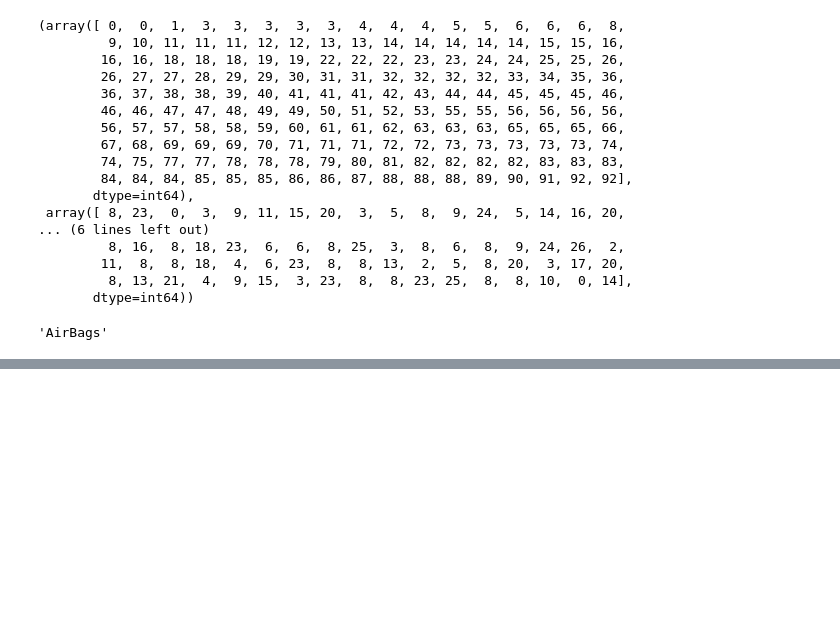
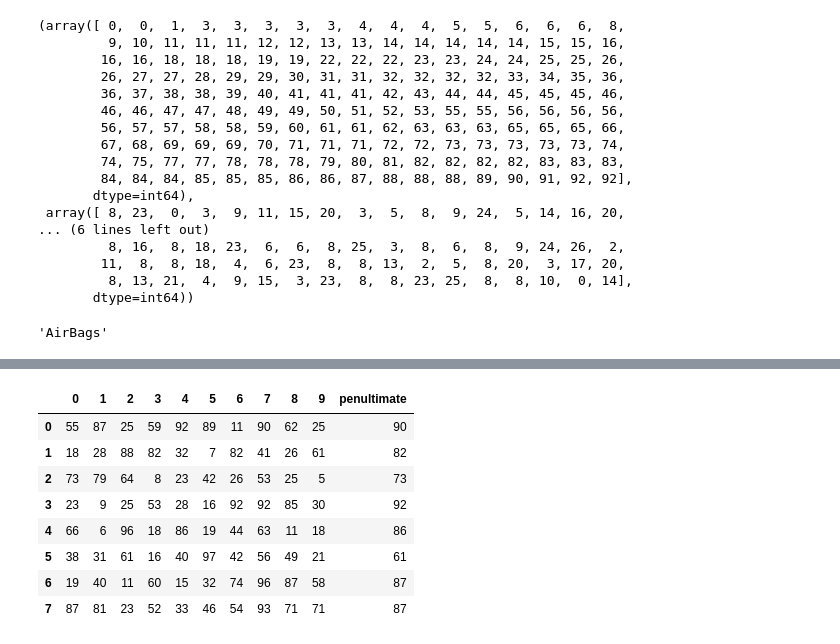
Before and after one commit to kudryavtsevarenata/IAD, a Jupyter notebook: task6/main.ipynb, the cells around one changed output, grey strips where cells are left out. Drawn from its saved outputs; the diff is of its cells as text; code cells hidden in the pictures; blank space fills up the shorter version.

```diff
--- a/task6/main.ipynb
+++ b/task6/main.ipynb
@@ -546,0 +851,16 @@ cols.idxmax()
+# %%
+# 62
+df = pd.DataFrame(np.random.randint(1,100, 80).reshape(8, -1))
+ans = df.apply(lambda x: x.sort_values().to_list()[-2], axis=1)
+df['penultimate'] = ans
+df
+# %% [output]
+|  | 0 | 1 | 2 | 3 | 4 | 5 | 6 | 7 | 8 | 9 | penultimate |
+| 0 | 55 | 87 | 25 | 59 | 92 | 89 | 11 | 90 | 62 | 25 | 90 |
+| 1 | 18 | 28 | 88 | 82 | 32 | 7 | 82 | 41 | 26 | 61 | 82 |
+| 2 | 73 | 79 | 64 | 8 | 23 | 42 | 26 | 53 | 25 | 5 | 73 |
+| 3 | 23 | 9 | 25 | 53 | 28 | 16 | 92 | 92 | 85 | 30 | 92 |
+| 4 | 66 | 6 | 96 | 18 | 86 | 19 | 44 | 63 | 11 | 18 | 86 |
+| 5 | 38 | 31 | 61 | 16 | 40 | 97 | 42 | 56 | 49 | 21 | 61 |
+| 6 | 19 | 40 | 11 | 60 | 15 | 32 | 74 | 96 | 87 | 58 | 87 |
+| 7 | 87 | 81 | 23 | 52 | 33 | 46 | 54 | 93 | 71 | 71 | 87 |
```
Also changed, not shown: parts of 32 cells of this notebook.
